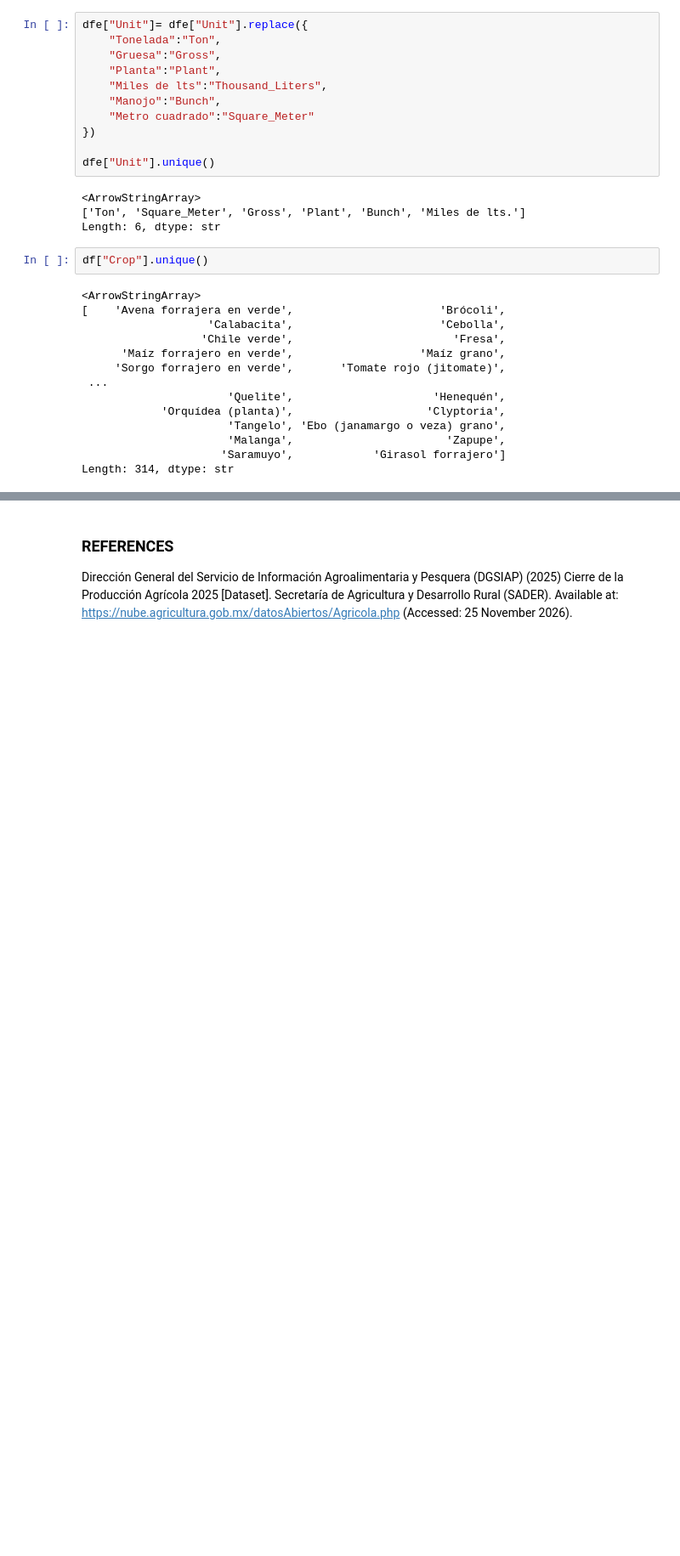
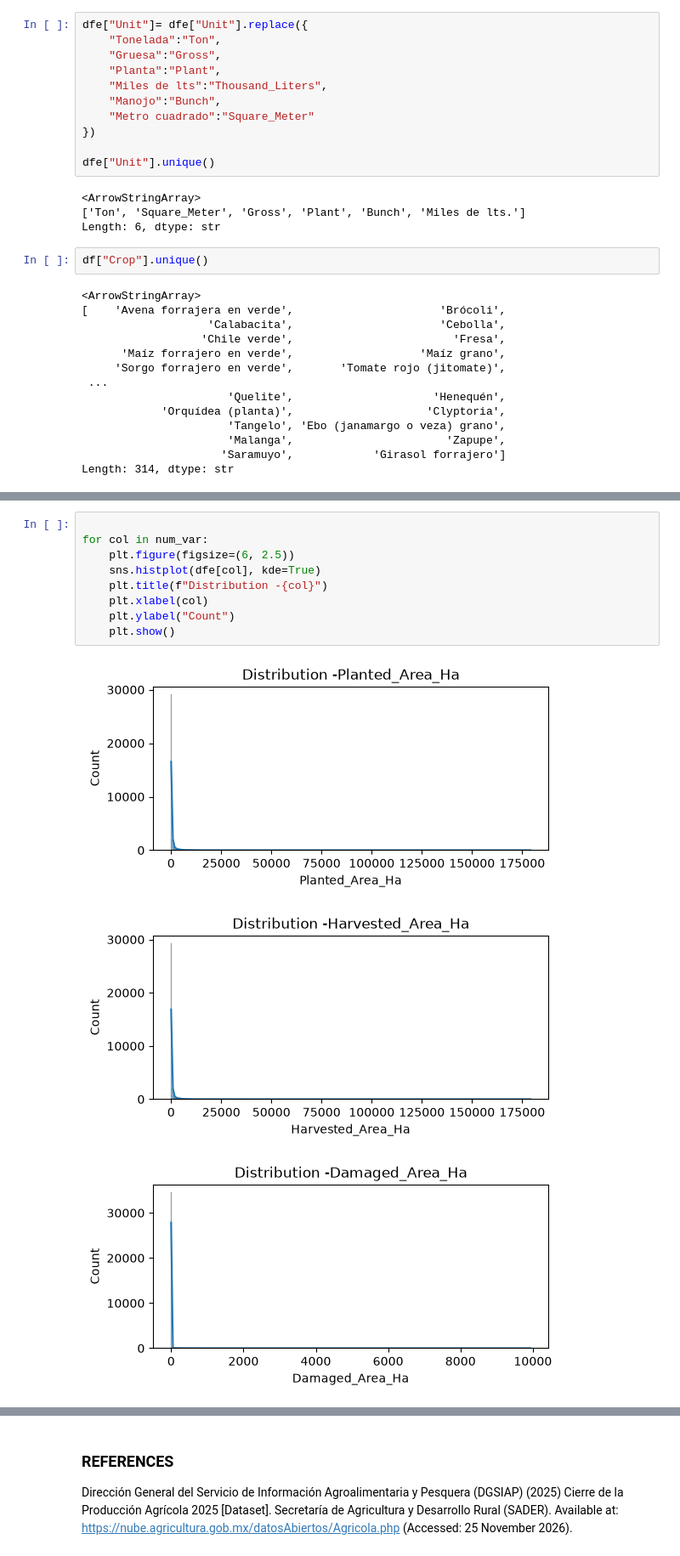
Before and after one commit to 2026627-bit/Statistical-Techniques-, a Jupyter notebook: CA2/2026627_ANDREADIAZMEDRANO_CA2.ipynb, the cells around one changed output, grey strips where cells are left out. Shown at 85% size. Drawn from its saved outputs; the diff is of its cells as text; blank space fills up the shorter version.

```diff
--- a/CA2/2026627_ANDREADIAZMEDRANO_CA2.ipynb
+++ b/CA2/2026627_ANDREADIAZMEDRANO_CA2.ipynb
@@ -223,0 +609,13 @@ np.int64(0)
+# %%
+
+for col in num_var:
+    plt.figure(figsize=(6, 2.5))
+    sns.histplot(dfe[col], kde=True)
+    plt.title(f"Distribution -{col}")
+    plt.xlabel(col)
+    plt.ylabel("Count")
+    plt.show()
+# %% [output]
+[figure, added]
+[figure, added]
+[figure, added]
```
Also changed, not shown: parts of 30 cells of this notebook.
